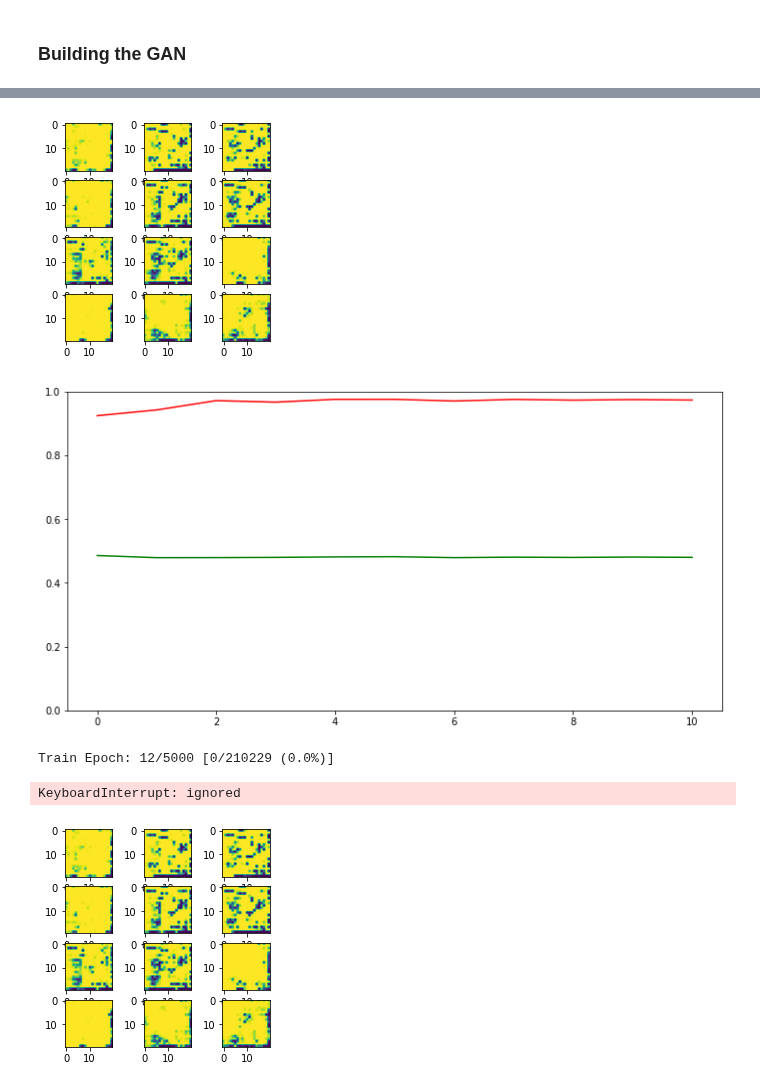
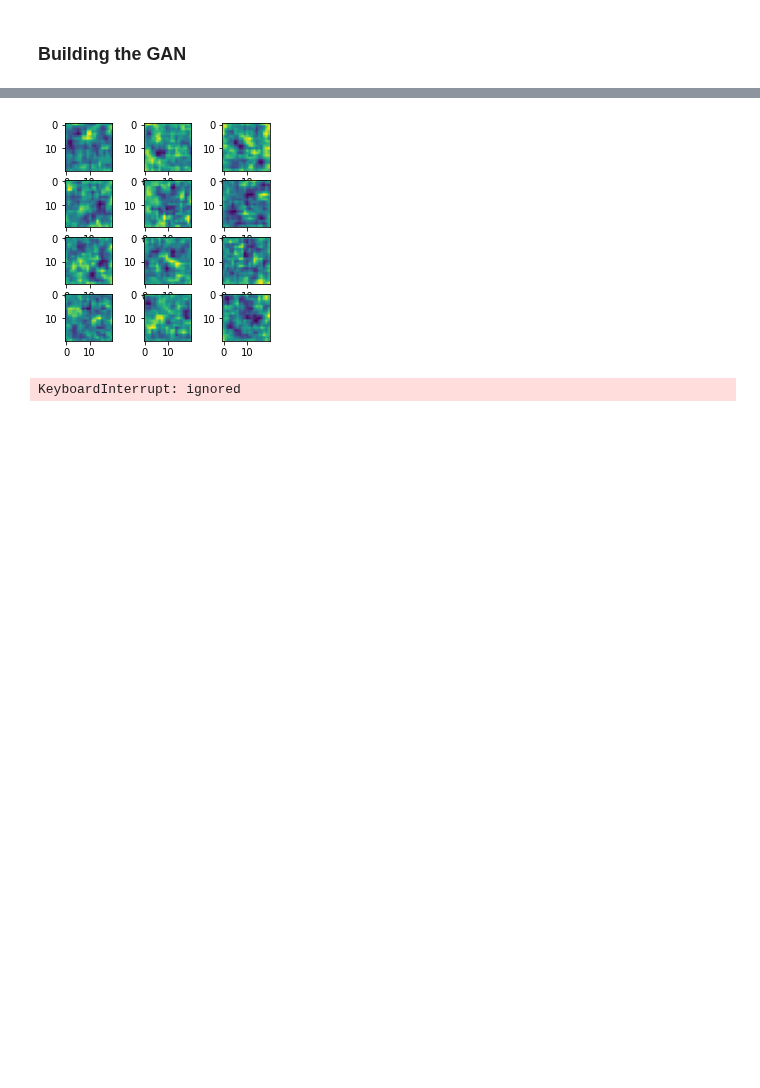
Before and after one commit to vicentcamison/idal_ia3, a Jupyter notebook: 3 Aprendizaje profundo (II)/InfoGAN.ipynb, the cells around one changed output, grey strips where cells are left out. Drawn from its saved outputs; the diff is of its cells as text; code cells hidden in the pictures; blank space fills up the shorter version.

```diff
--- a/3 Aprendizaje profundo (II)/InfoGAN.ipynb
+++ b/3 Aprendizaje profundo (II)/InfoGAN.ipynb
@@ -33,10 +33,10 @@ GAN_STYLE = 1
 # lesser importance variables
 BATCH_SIZE = 256
 LRELU_ALPHA = 0.01 #negative slope of leaky relu activation
-LR_G = 0.001 #generator learning rate
-LR_D = 0.001 #discriminator learning rate
-EPSILON = 0 #noise factor in images to discriminator
-GEN_PER_DISCR = 2 #times the generator is trained each time the discriminator is trained
+LR_G = 0.0002 #generator learning rate
+LR_D = 0.0001 #discriminator learning rate
+EPSILON = 0.2 #noise factor in images to discriminator
+GEN_PER_DISCR = 5 #times the generator is trained each time the discriminator is trained
 # %% [markdown]
 We are going to create a GAN to generate new fonts
 # %%
@@ -68,7 +68,8 @@ index_to_char = {65:'A', 66:'B', 67:'C', 68:'D', 69:'E', 70:'F', 71:'G', 72:'H',
                  54:'6', 55:'7', 56:'8', 57:'9'}
 # %%
 number_min = 48
-number_max = 57
+number_max = 49
+#number_max = 57
 upper_min = 65
 upper_max = 90
 lower_min = 97
@@ -477,11 +562,11 @@ if GAN_STYLE == 0:
   lambda_con = 0.1
 
   noise_dim = 50
-  cat_dim = 10
+  cat_dim = 2
   noise_cat_dim = 30
 
   generator = Generator(noise_dim=noise_dim, categorical_dim=cat_dim, categorical_noise_dim=noise_cat_dim)
-  discriminator = Discriminator(noise_dim=noise_dim, categorical_dim=cat_dim, categorical_noise_dim=noise_cat_dim)
+  discriminator = Discriminator2(noise_dim=noise_dim, categorical_dim=cat_dim, categorical_noise_dim=noise_cat_dim)
 
   generator = generator.to(device)
   discriminator = discriminator.to(device)
@@ -491,13 +576,13 @@ if GAN_STYLE == 0:
   # Generator loss: MSE Loss
   def gen_loss(pred):
     #print(max(pred))
-    return mse(pred, rand_zeros_like(pred))
+    return mse(pred, rand_ones_like(pred))
 
   # Discriminator loss: two batches of MSE loss: one for each batch (true images and )
   def discr_loss(real_pred, fake_pred):
     #print(max(real_pred), max(fake_pred))
-    real_loss = mse(real_pred, rand_zeros_like(real_pred))
-    fake_loss = mse(fake_pred, rand_ones_like(fake_pred))
+    real_loss = mse(real_pred, rand_ones_like(real_pred))
+    fake_loss = mse(fake_pred, rand_zeros_like(fake_pred))
     return (real_loss + fake_loss) / 2
 
   # Features loss: batch of noise and categories predicted by the discr.
@@ -526,14 +611,17 @@ elif GAN_STYLE == 1:
   # -- Definition for each of the losses
   # Generator loss: MSE Loss
   def gen_loss(pred, cat_input, cat_pred):
-    return 0.5 * (mse(pred, rand_ones_like(pred)) + cross_entropy(cat_input, torch.argmax(cat_pred, axis=1))/2.5)
+    #return 0.5 * (mse(pred, rand_ones_like(pred)) + cross_entropy(cat_input, torch.argmax(cat_pred, axis=1))/2.5)
+    return (mse(pred, rand_ones_like(pred)))
 
   # Discriminator loss: two batches of MSE loss: one for each batch (true images and )
   def discr_loss(real_pred, fake_pred, real_cat_input, real_cat_labels, fake_cat_input, fake_cat_labels):
     #print(real_cat_input.shape, real_cat_labels.shape)
     #print(real_cat_input[0,:], real_cat_labels[0,:])
-    real_loss = 0.5 * (mse(real_pred, rand_ones_like(real_pred)) + cross_entropy(real_cat_input, torch.argmax(real_cat_labels, axis=1))/2.5)
-    fake_loss = 0.5 * (mse(fake_pred, rand_zeros_like(fake_pred)) + cross_entropy(fake_cat_input, torch.argmax(fake_cat_labels, axis=1))/2.5)
+    #real_loss = 0.5 * (mse(real_pred, rand_ones_like(real_pred)) + cross_entropy(real_cat_input, torch.argmax(real_cat_labels, axis=1))/2.5)
+    #fake_loss = 0.5 * (mse(fake_pred, rand_zeros_like(fake_pred)) + cross_entropy(fake_cat_input, torch.argmax(fake_cat_labels, axis=1))/2.5)
+    real_loss = (mse(real_pred, rand_ones_like(real_pred)))
+    fake_loss = (mse(fake_pred, rand_zeros_like(fake_pred)))
 
     return (real_loss + fake_loss) / 2
 
@@ -600,7 +688,14 @@ for epoch in range(n_epochs):
     #elif GAN_STYLE == 1: #AC-GAN
     img_batch = generator(noise, cat, noise_cat)
     img_batch = img_batch.to(device)
-    ####img_batch = noisy_image(img_batch, epsilon_decay(epoch, EPSILON))
+    #plt.figure()
+    #ax = plt.subplot(2, 1, 1)
+    #plt.imshow(img_batch[0][0,:,:].cpu().detach().numpy())
+    with torch.no_grad():
+      img_batch = noisy_image(img_batch, epsilon_decay(epoch, EPSILON)) ##NOISE
+    #ax = plt.subplot(2, 1, 2)
+    #plt.imshow(img_batch[0][0,:,:].cpu().detach().numpy())
+    #plt.show()
     veracity, cat_pred, _ = discriminator(img_batch)
     veracity, cat_pred = veracity.to(device), cat_pred.to(device)
     if GAN_STYLE == 0: #InfoGAN
@@ -622,12 +717,14 @@ for epoch in range(n_epochs):
       noise, cat, noise_cat = noise.to(device), cat.to(device), noise_cat.to(device)
       img_batch = generator(noise, cat, noise_cat).detach()
       img_batch = img_batch.to(device)
-      ####img_batch = noisy_image(img_batch, epsilon_decay(epoch, EPSILON))
+      with torch.no_grad():
+        img_batch = noisy_image(img_batch, epsilon_decay(epoch, EPSILON)) ##NOISE
       veracity_gen, cat_gen, _ = discriminator(img_batch)
 
       # Then, we send a batch from the real images
       real_img_batch = real_img_batch.type(torch.cuda.FloatTensor)
-      ####real_img_batch = noisy_image(real_img_batch, epsilon_decay(epoch, EPSILON))
+      with torch.no_grad():
+        real_img_batch = noisy_image(real_img_batch, epsilon_decay(epoch, EPSILON)) ##NOISE
       veracity_real, cat_real_pred, _ = discriminator(real_img_batch)
 
       # We calculate the loss and apply backpropagation
@@ -718,8 +815,5 @@ DISCRIMINATOR loss:  0.4797294778690431
-[figure, old version]
+[figure, new version]
-[figure, removed]
-Train Epoch: 12/5000 [0/210229 (0.0%)]
+KeyboardInterrupt: ignored
-KeyboardInterrupt: ignored
-[figure, removed]
 # %%
 noise, cat, noise_cat = generate_generator_data(20)
 noise, cat, noise_cat = noise.to(device), cat.to(device), noise_cat.to(device)
```
Also changed, not shown: parts of 4 cells of this notebook.
